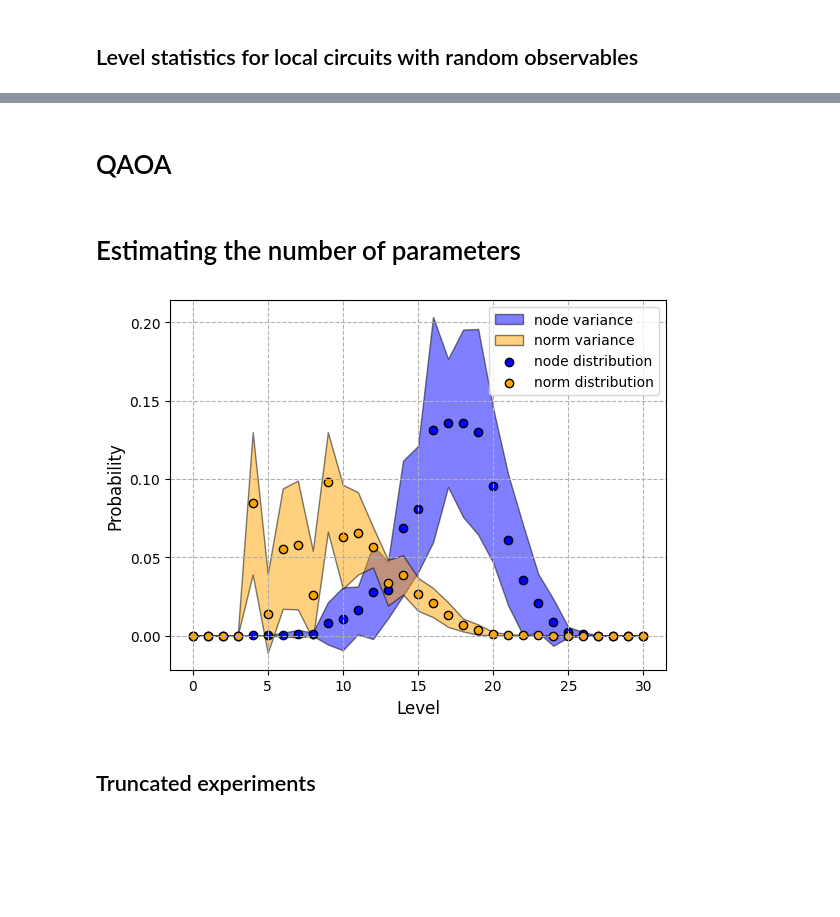
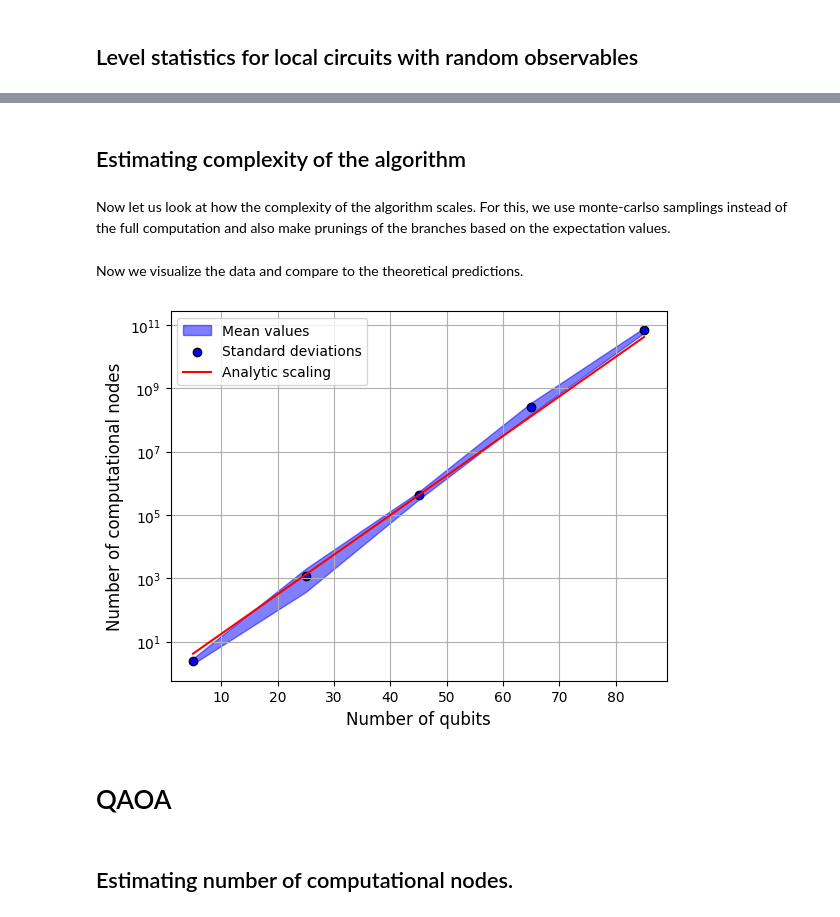
Before and after one commit to idnm/FourierVQA, a Jupyter notebook: experiments.ipynb, the cells around one changed output, grey strips where cells are left out. Saved outputs shown, nothing was run; the diff lists cells and outputs as text; code cells hidden in the pictures; blank space fills up the shorter version.

Commit message:
Many numerical experiments and massive text changes. No bugs in the program noticed yet.

```diff
--- a/experiments.ipynb
+++ b/experiments.ipynb
@@ -454,4 +224,46 @@ fourier_computation.visualize()
+# %% [markdown]
+## Estimating complexity of the algorithm
+# %% [markdown]
+Now let us look at how the complexity of the algorithm scales. For this, we use monte-carlso samplings instead of the full computation and also make prunings of the branches based on the expectation values.
+# %%
+np.random.seed(0)
+
+num_samples_monte_carlo = 10**4
+num_sample_circuits = 2
+
+max_num_qubits = 100
+step_size = 20
+qubits = list(range(5, max_num_qubits+1, step_size))
+num_computational_nodes = np.zeros((num_sample_circuits, len(qubits)))
+
+for i, num_qubits in tqdm(list(enumerate(qubits))):
+    num_paulis = int(np.ceil(num_qubits/np.log2(3/2)))
+    seeds = np.random.randint(0, 2**32, num_sample_circuits)
+    for j, seed in enumerate(seeds):
+        fourier_expansion = FourierExpansionVQA.random(num_qubits, num_paulis, seed)
+        num_nodes, _ = fourier_expansion.estimate_node_count_monte_carlo(
+            num_samples=num_samples_monte_carlo,
+            check_admissible=True,
+            verbose=False)
+        num_computational_nodes[j, i] = num_nodes
+# %% [markdown]
+Now we visualize the data and compare to the theoretical predictions.
+# %%
+node_means = np.mean(num_computational_nodes, axis=0)
+node_variance = np.std(num_computational_nodes, axis=0)
+
+plt.fill_between(qubits, node_means+node_variance, node_means-node_variance, color='blue', alpha=0.5, label='Mean values')
+plt.scatter(qubits, node_means, color='blue', edgecolors='black', label='Standard deviations')
+plt.plot(qubits, (1.5)**(np.array(qubits)*(1/np.log2(3/2)-1)), color='red', label='Analytic scaling')
+plt.xlabel('Number of qubits', fontsize=12)
+plt.ylabel('Number of computational nodes', fontsize=12)
+plt.grid()
+plt.legend()
+plt.yscale('log')
+plt.savefig('tex/figures/random_mc.png')
+# %% [output]
+[figure, added]
 # %% [markdown]
 # QAOA
 # %% [markdown]
-# Estimating the number of parameters
+## Estimating number of computational nodes.
@@ -479,7 +269,0 @@ for fourier_computation in tqdm(fourier_computations):
-# %%
-all_node_samples = np.array([fourier_computation.node_stats() for fourier_computation in fourier_computations])
-plot_node_stats(all_node_samples, plot_random=False, max_level=30)
-# %% [output]
-[figure, removed]
-# %% [markdown]
-## Truncated experiments
```
Also changed, not shown: parts of 77 cells of this notebook, 5 other files.
